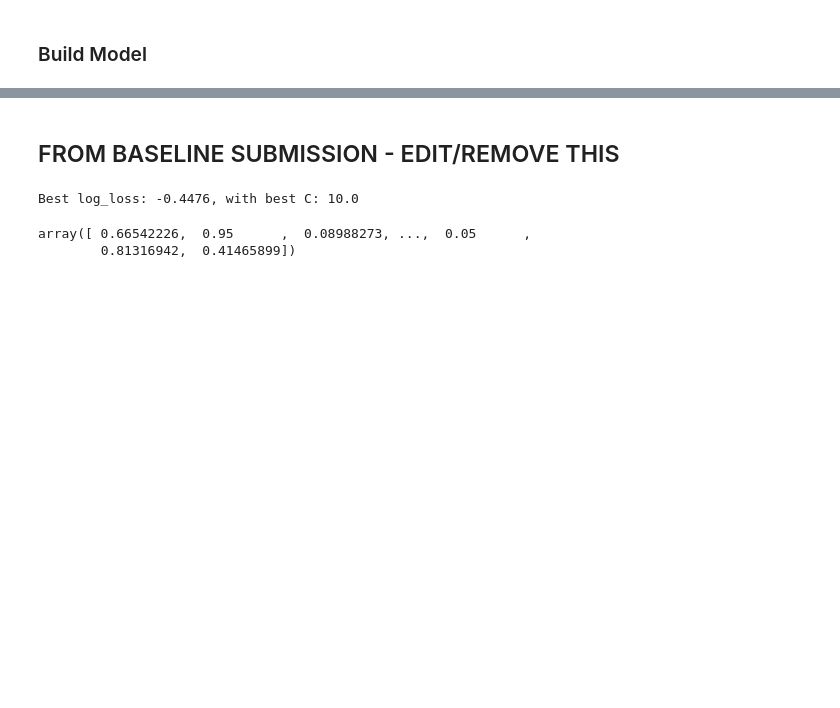
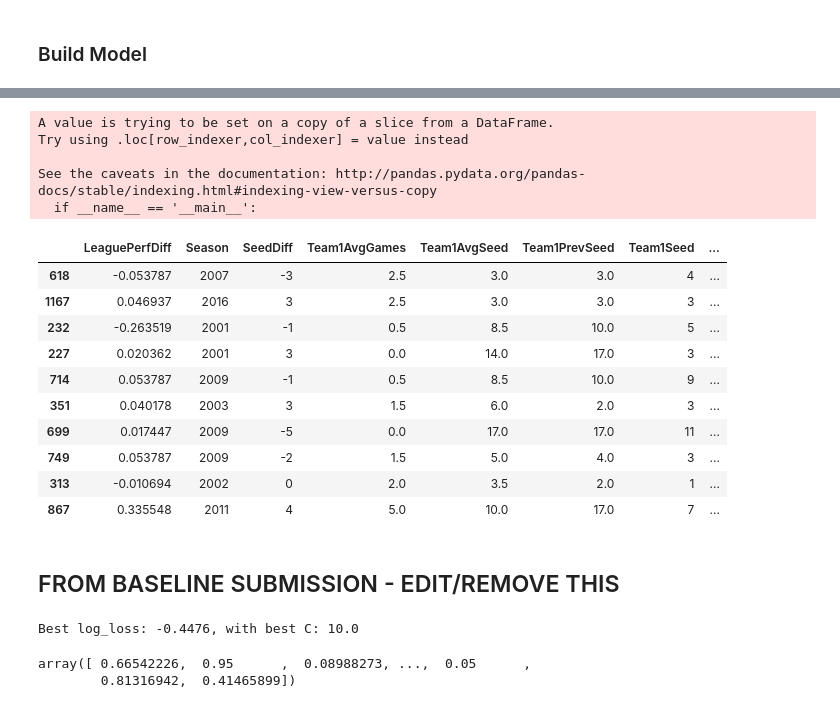
Before and after one commit to Dedomena-exerevnitis/mids-w207-kaggle, a Jupyter notebook: W207_Final_Features_JB.ipynb, the cells around one changed output, grey strips where cells are left out. Saved outputs shown, nothing was run; the diff lists cells and outputs as text; code cells hidden in the pictures; blank space fills up the shorter version.

```diff
--- a/W207_Final_Features_JB.ipynb
+++ b/W207_Final_Features_JB.ipynb
@@ -513,0 +519,8 @@ metrics.log_loss(train_y,lr.predict_proba(train_x))
+# %%
+gnb = GaussianNB()
+
+gnb.fit(train_x,train_y)
+metrics.log_loss(train_y,gnb.predict_proba(train_x))
+
+print gnb.predict_proba(train_x)
+print train_y
@@ -513,0 +536,5 @@ metrics.log_loss(train_y,lr.predict_proba(train_x))
+# %%
+bnb = BernoulliNB()
+
+bnb.fit(train_x,train_y)
+metrics.log_loss(train_y,bnb.predict_proba(train_x))
@@ -535,3 +580,32 @@ print lr.score(dev_x,dev_y)
+# %%
+## EXAMINE ERRORS
+
+errors = ((np.where(train_y != lr.predict(train_x)))[0]).tolist()
+
+train_errors = train_x.iloc[errors]
+
+bad_preds = [train_y[i] for i in errors]
+
+train_errors['Predictions'] = bad_preds
+
+train_errors.head(10)
+# %% [output]
+A value is trying to be set on a copy of a slice from a DataFrame.
+Try using .loc[row_indexer,col_indexer] = value instead
+
+See the caveats in the documentation: http://pandas.pydata.org/pandas-docs/stable/indexing.html#indexing-view-versus-copy
+  if __name__ == '__main__':
+|  | LeaguePerfDiff | Season | SeedDiff | Team1AvgGames | Team1AvgSeed | Team1PrevSeed | Team1Seed | ... |
+| 618 | -0.053787 | 2007 | -3 | 2.5 | 3.0 | 3.0 | 4 | ... |
+| 1167 | 0.046937 | 2016 | 3 | 2.5 | 3.0 | 3.0 | 3 | ... |
+| 232 | -0.263519 | 2001 | -1 | 0.5 | 8.5 | 10.0 | 5 | ... |
+| 227 | 0.020362 | 2001 | 3 | 0.0 | 14.0 | 17.0 | 3 | ... |
+| 714 | 0.053787 | 2009 | -1 | 0.5 | 8.5 | 10.0 | 9 | ... |
+| 351 | 0.040178 | 2003 | 3 | 1.5 | 6.0 | 2.0 | 3 | ... |
+| 699 | 0.017447 | 2009 | -5 | 0.0 | 17.0 | 17.0 | 11 | ... |
+| 749 | 0.053787 | 2009 | -2 | 1.5 | 5.0 | 4.0 | 3 | ... |
+| 313 | -0.010694 | 2002 | 0 | 2.0 | 3.5 | 2.0 | 1 | ... |
+| 867 | 0.335548 | 2011 | 4 | 5.0 | 10.0 | 17.0 | 7 | ... |
 # %% [markdown]
 ## FROM BASELINE SUBMISSION - EDIT/REMOVE THIS
 # %%
```
Also changed, not shown: parts of 12 cells of this notebook.
